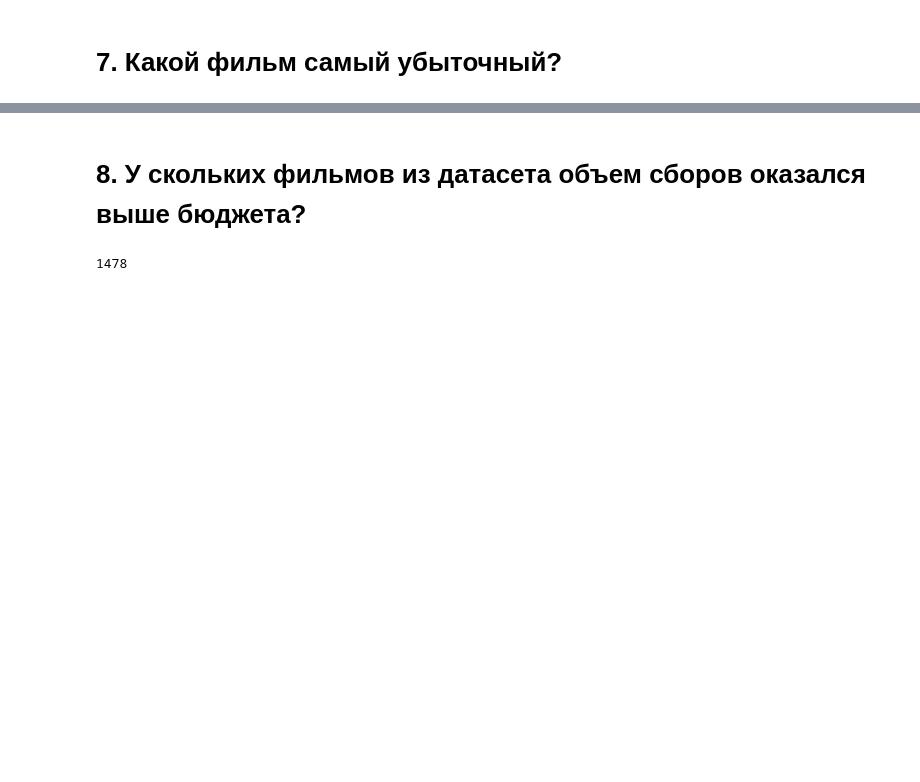
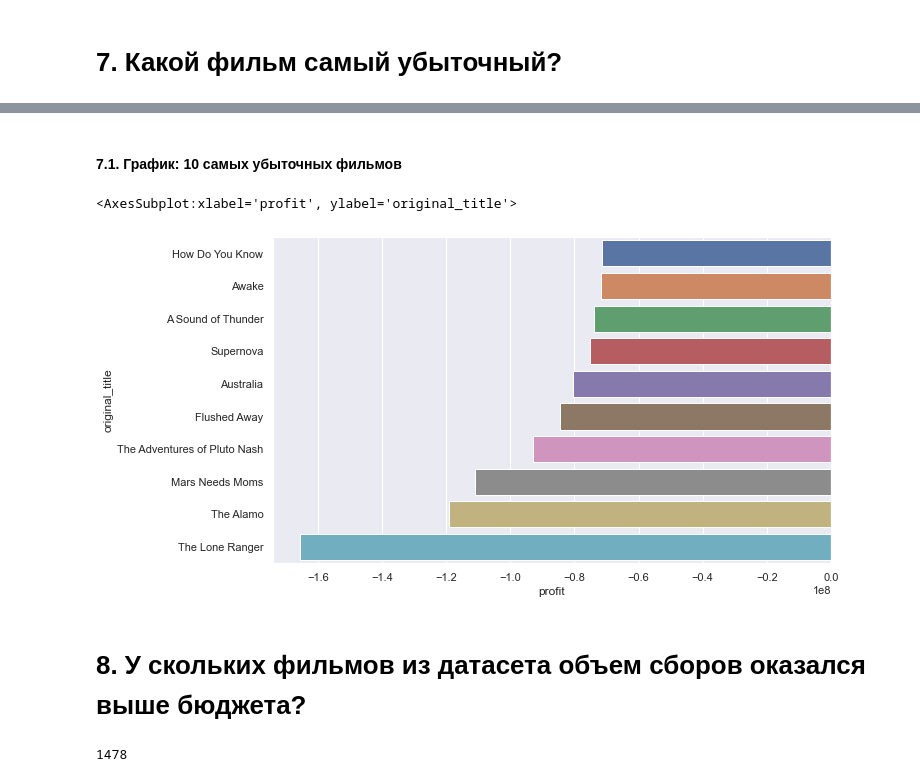
Before and after one commit to artkel/module_1, a Jupyter notebook: Movies_IMBD_v4.1_TEMPLATE.ipynb, the cells around one changed output, grey strips where cells are left out. Drawn from its saved outputs; the diff is of its cells as text; code cells hidden in the pictures; blank space fills up the shorter version.

```diff
--- a/Movies_IMBD_v4.1_TEMPLATE.ipynb
+++ b/Movies_IMBD_v4.1_TEMPLATE.ipynb
@@ -303,6 +323,23 @@ data_new[data_new.profit == data_new.profit.min()]
 # %% [output]
 |  | budget | revenue | original_title | cast | director | overview | runtime | genres | production_companies | ... |
 | 1245 | 255000000 | 89289910 | The Lone Ranger | [Johnny Depp, Armie Hammer, Willi... | [Gore Verbinski] | The Texas Rangers chase down a ga... | 149 | [Action, Adventure, Western] | [Walt Disney Pictures, Jerry Bruc... | ... |
+# %% [markdown]
+#### 7.1. График: 10 самых убыточных фильмов
+# %%
+data_new_fail = data_new[data_new.profit < 0].groupby("original_title").profit.sum().sort_values()[:10]
+data_new_fail.sort_values(ascending=False, inplace=True)
+data_new_fail = pd.DataFrame(data_new_fail)
+data_new_fail["idx"] = range(10)
+
+data_new_fail["original_title"] = data_new_fail.index
+data_new_fail = data_new_fail.set_index("idx")
+
+sns.barplot(x="profit", y="original_title", data=data_new_fail)
+
+# Одинокий Ренжер лидирует с солидным отрывом...
+# %% [output]
+<AxesSubplot:xlabel='profit', ylabel='original_title'>
+[figure, added]
 # %% [markdown]
 # 8. У скольких фильмов из датасета объем сборов оказался выше бюджета?
 # %%
```
Also changed, not shown: parts of 31 cells of this notebook.
